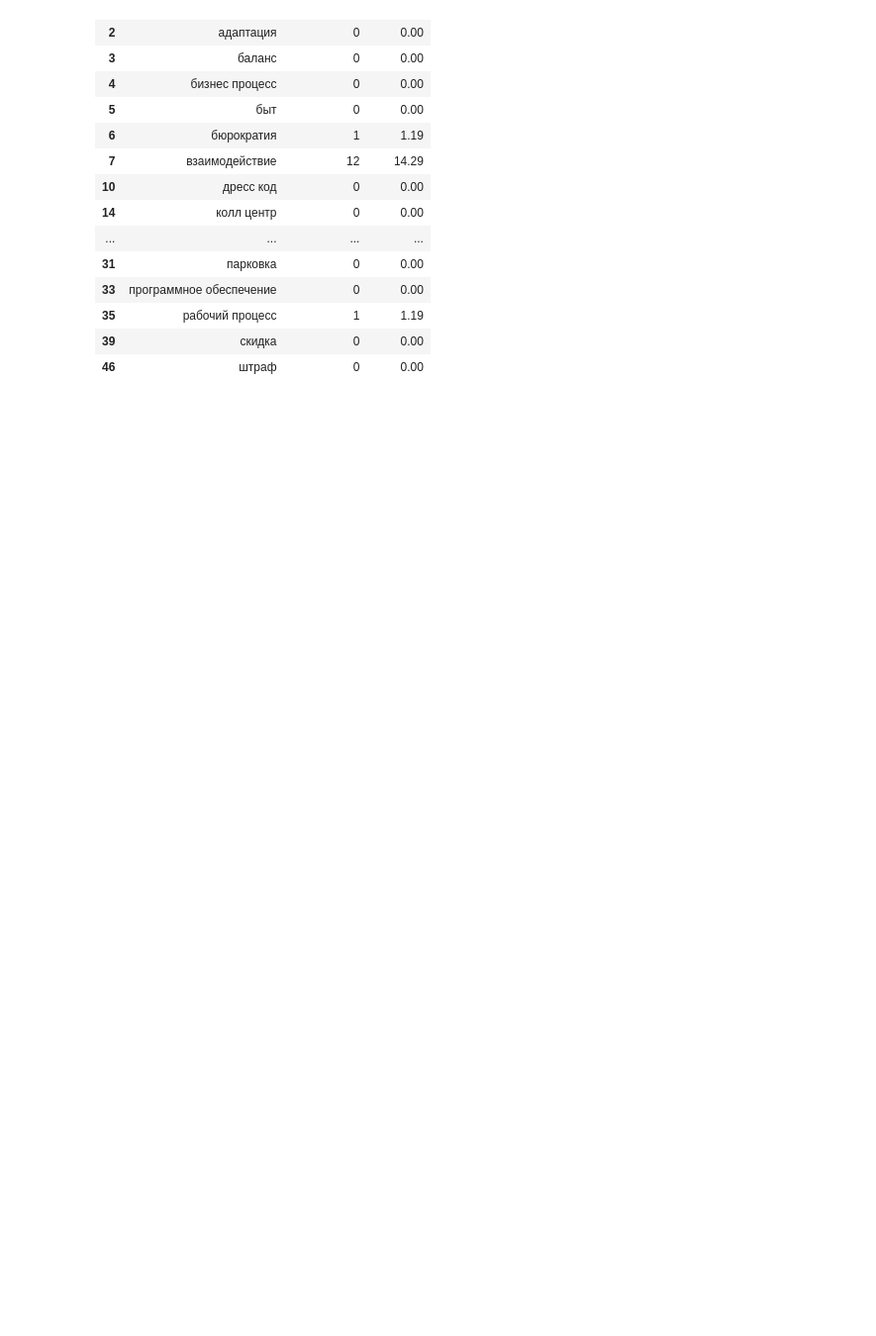
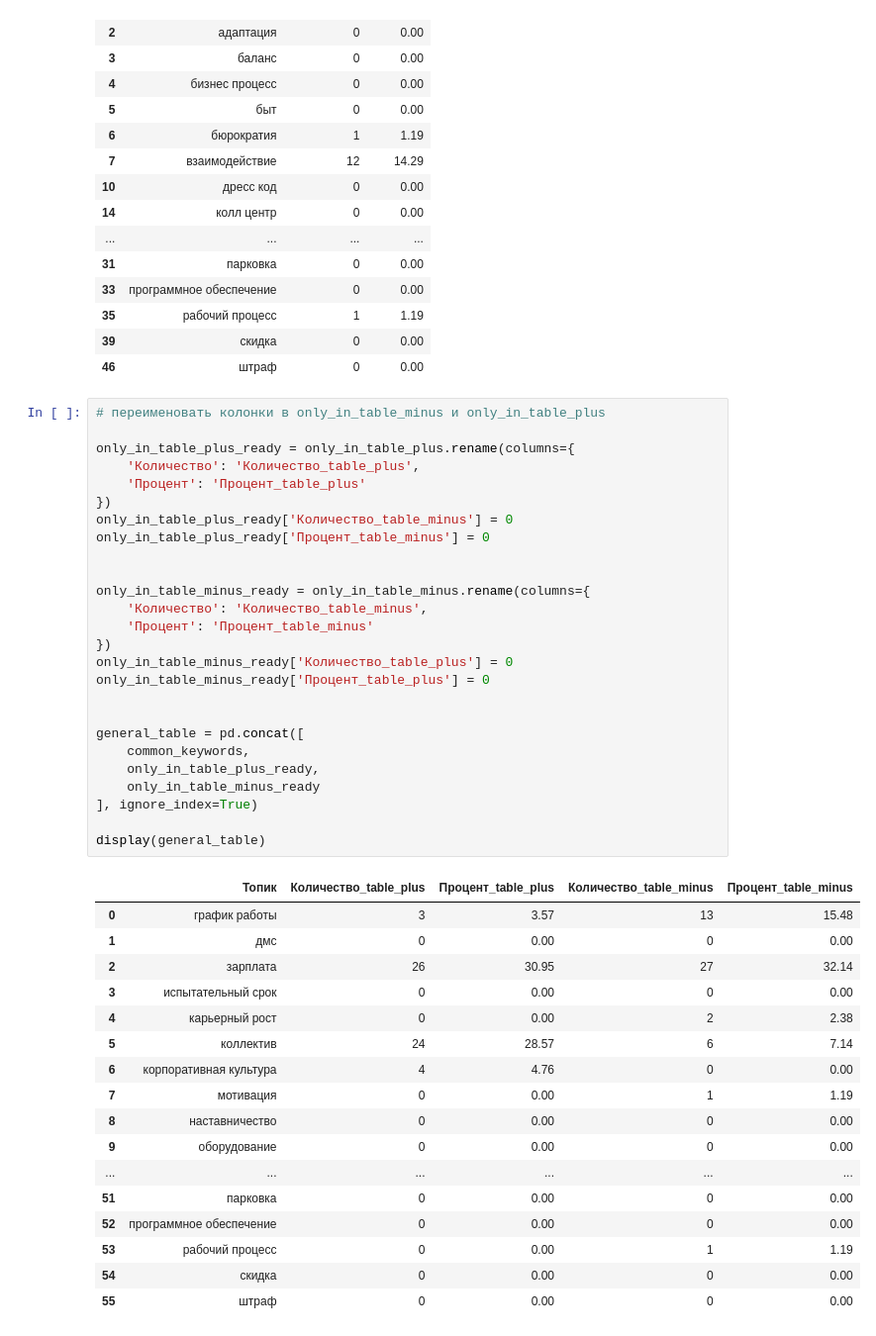
Before and after one commit to Anastasia165/task-1, a Jupyter notebook: task-1.ipynb, the cells around one changed output. Shown at 99% size. Drawn from its saved outputs; the diff is of its cells as text; blank space fills up the shorter version.

Commit message:
added summary table

```diff
--- a/task-1.ipynb
+++ b/task-1.ipynb
@@ -135,3 +135,47 @@ B) Ключевые слова, которые есть ТОЛЬКО во вто
 | 35 | рабочий процесс | 1 | 1.19 |
 | 39 | скидка | 0 | 0.00 |
 | 46 | штраф | 0 | 0.00 |
+# %%
+# переименовать колонки в only_in_table_minus и only_in_table_plus
+
+only_in_table_plus_ready = only_in_table_plus.rename(columns={
+    'Количество': 'Количество_table_plus',
+    'Процент': 'Процент_table_plus'
+})
+only_in_table_plus_ready['Количество_table_minus'] = 0
+only_in_table_plus_ready['Процент_table_minus'] = 0
+
+
+only_in_table_minus_ready = only_in_table_minus.rename(columns={
+    'Количество': 'Количество_table_minus',
+    'Процент': 'Процент_table_minus'
+})
+only_in_table_minus_ready['Количество_table_plus'] = 0
+only_in_table_minus_ready['Процент_table_plus'] = 0
+
+
+general_table = pd.concat([
+    common_keywords,
+    only_in_table_plus_ready,
+    only_in_table_minus_ready
+], ignore_index=True)
+
+display(general_table)
+# %% [output]
+|  | Топик | Количество_table_plus | Процент_table_plus | Количество_table_minus | Процент_table_minus |
+| 0 | график работы | 3 | 3.57 | 13 | 15.48 |
+| 1 | дмс | 0 | 0.00 | 0 | 0.00 |
+| 2 | зарплата | 26 | 30.95 | 27 | 32.14 |
+| 3 | испытательный срок | 0 | 0.00 | 0 | 0.00 |
+| 4 | карьерный рост | 0 | 0.00 | 2 | 2.38 |
+| 5 | коллектив | 24 | 28.57 | 6 | 7.14 |
+| 6 | корпоративная культура | 4 | 4.76 | 0 | 0.00 |
+| 7 | мотивация | 0 | 0.00 | 1 | 1.19 |
+| 8 | наставничество | 0 | 0.00 | 0 | 0.00 |
+| 9 | оборудование | 0 | 0.00 | 0 | 0.00 |
+| ... | ... | ... | ... | ... | ... |
+| 51 | парковка | 0 | 0.00 | 0 | 0.00 |
+| 52 | программное обеспечение | 0 | 0.00 | 0 | 0.00 |
+| 53 | рабочий процесс | 0 | 0.00 | 1 | 1.19 |
+| 54 | скидка | 0 | 0.00 | 0 | 0.00 |
+| 55 | штраф | 0 | 0.00 | 0 | 0.00 |
```
Also changed, not shown: parts of 3 cells of this notebook, 1 other file.
